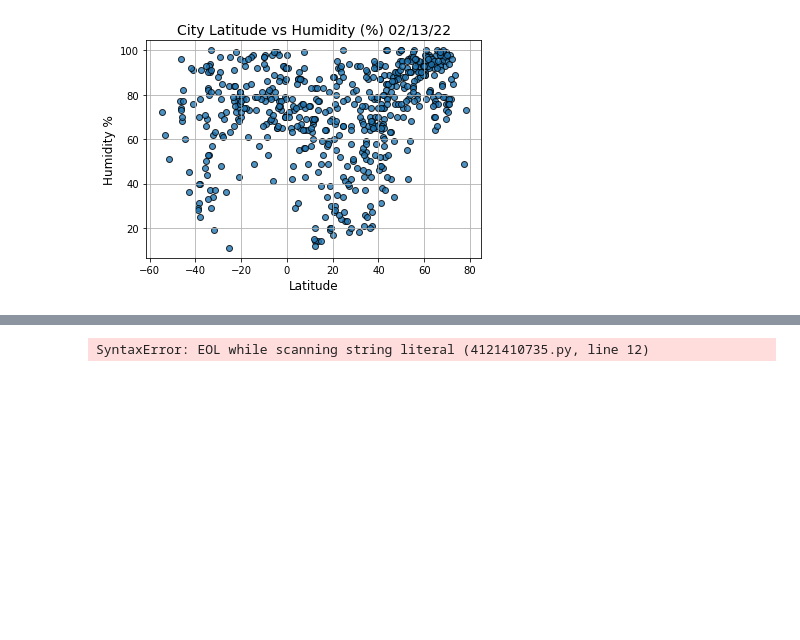
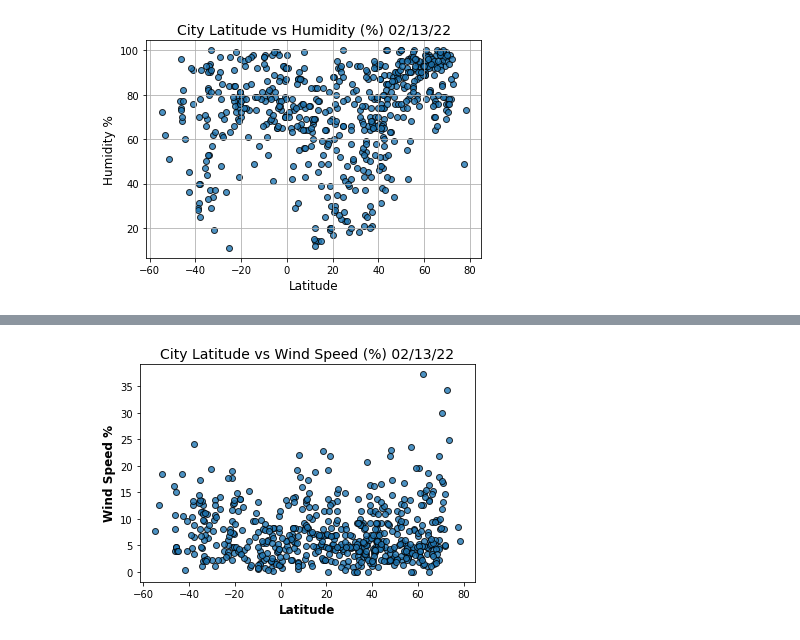
Before and after one commit to Lydiadel/World_Weather_Analysis, a Jupyter notebook: Weather.ipynb, the cells around one changed output, grey strips where cells are left out. Cells and saved outputs as stored; diff of their text form; code cells hidden in the pictures; blank space fills up the shorter version.

```diff
--- a/Weather.ipynb
+++ b/Weather.ipynb
@@ -262,15 +272,21 @@ plt.show()
 # %%
 # Build the scatter plot for latitude vs wind speed.
-plt.scattter(lats,
+plt.scatter(lats,
              wind_speed,
              edgecolor='k',
              marker='o',
              alpha=0.8,
              linewidths=1,
              label='Cities'
             )
 plt.title(f"City Latitude vs Wind Speed (%) " + time.strftime("%x"), fontsize=14)
-plt.ylabel(f"Clss %", fontsize=12, fontweigh t='bold')
-plt.xlabel(f")
+plt.ylabel(f"Wind Speed %", fontsize=12, fontweight='bold')
+plt.xlabel(f"Latitude", fontsize=12, fontweight='bold')
+
+#Save the figure
+plt.savefig("weather_data/Fig4.png", facecolor='white')
+
+#Show Plot.
+plt.show()
 # %% [output]
-SyntaxError: EOL while scanning string literal (4121410735.py, line 12)
+[figure, added]
```
Also changed, not shown: parts of 28 cells of this notebook.
